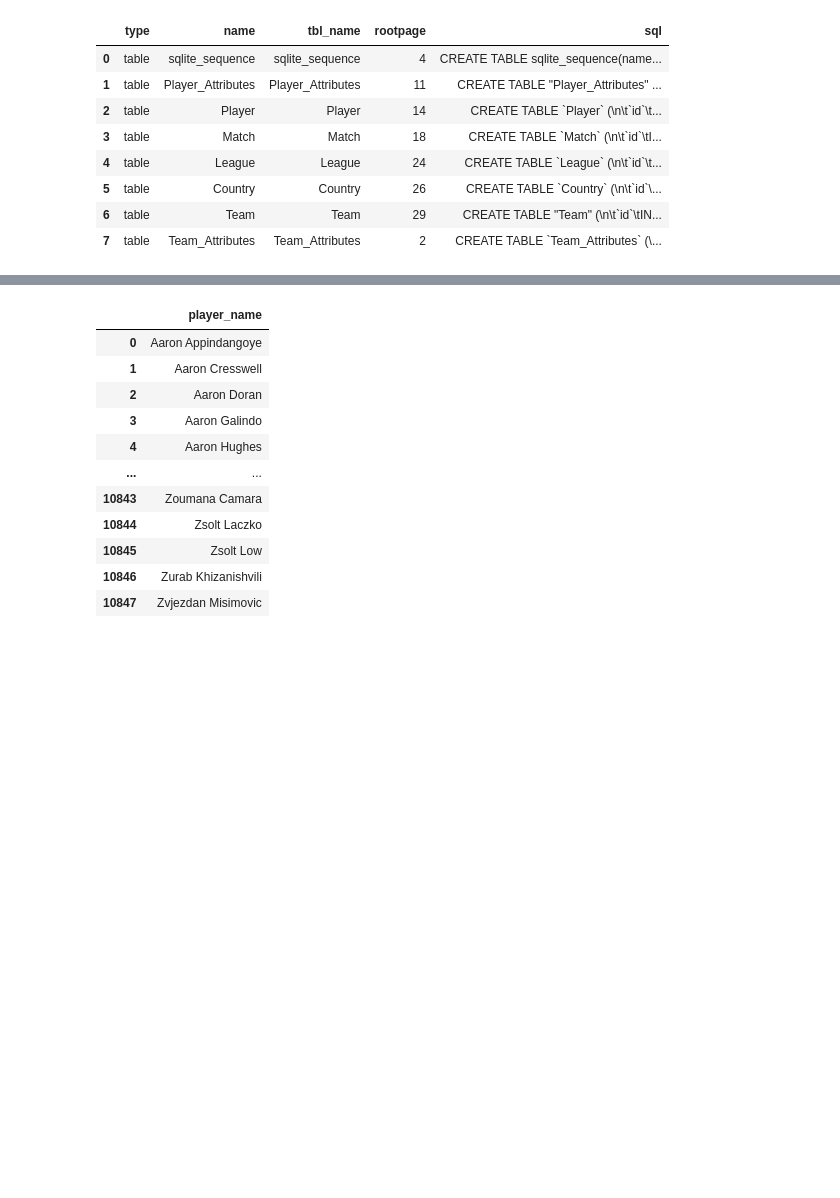
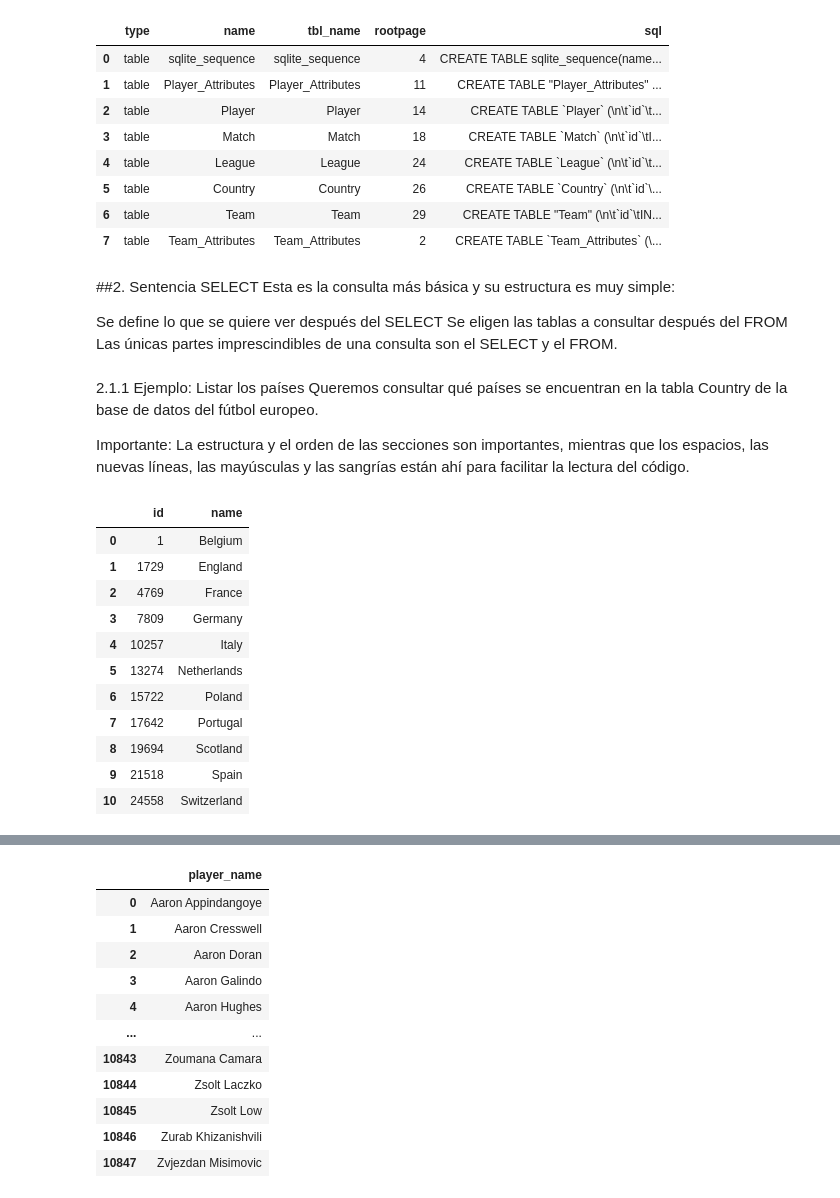
Before and after one commit to JenniferAQuintero/Talento_Tech2024, a Jupyter notebook: Taller_SQL.ipynb, the cells around one changed output, grey strips where cells are left out. Drawn from its saved outputs; the diff is of its cells as text; code cells hidden in the pictures; blank space fills up the shorter version.

```diff
--- a/Taller_SQL.ipynb
+++ b/Taller_SQL.ipynb
@@ -41,3 +73,33 @@ Conexión_exitosa
 | 5 | table | Country | Country | 26 | CREATE TABLE `Country` (\n\t`id`\... |
 | 6 | table | Team | Team | 29 | CREATE TABLE "Team" (\n\t`id`\tIN... |
 | 7 | table | Team_Attributes | Team_Attributes | 2 | CREATE TABLE `Team_Attributes` (\... |
+# %% [markdown]
+##2. Sentencia SELECT
+Esta es la consulta más básica y su estructura es muy simple:
+
+Se define lo que se quiere ver después del SELECT
+Se eligen las tablas a consultar después del FROM
+Las únicas partes imprescindibles de una consulta son el SELECT y el FROM.
+# %% [markdown]
+2.1.1 Ejemplo: Listar los países
+Queremos consultar qué países se encuentran en la tabla Country de la base de datos del fútbol europeo.
+
+Importante: La estructura y el orden de las secciones son importantes, mientras que los espacios, las nuevas líneas, las mayúsculas y las sangrías están ahí para facilitar la lectura del código.
+# %%
+query = """SELECT * FROM Country; """
+
+countries = pd.read_sql(query,conn)
+countries
+# %% [output]
+|  | id | name |
+| 0 | 1 | Belgium |
+| 1 | 1729 | England |
+| 2 | 4769 | France |
+| 3 | 7809 | Germany |
+| 4 | 10257 | Italy |
+| 5 | 13274 | Netherlands |
+| 6 | 15722 | Poland |
+| 7 | 17642 | Portugal |
+| 8 | 19694 | Scotland |
+| 9 | 21518 | Spain |
+| 10 | 24558 | Switzerland |
```
Also changed, not shown: parts of 21 cells of this notebook.
